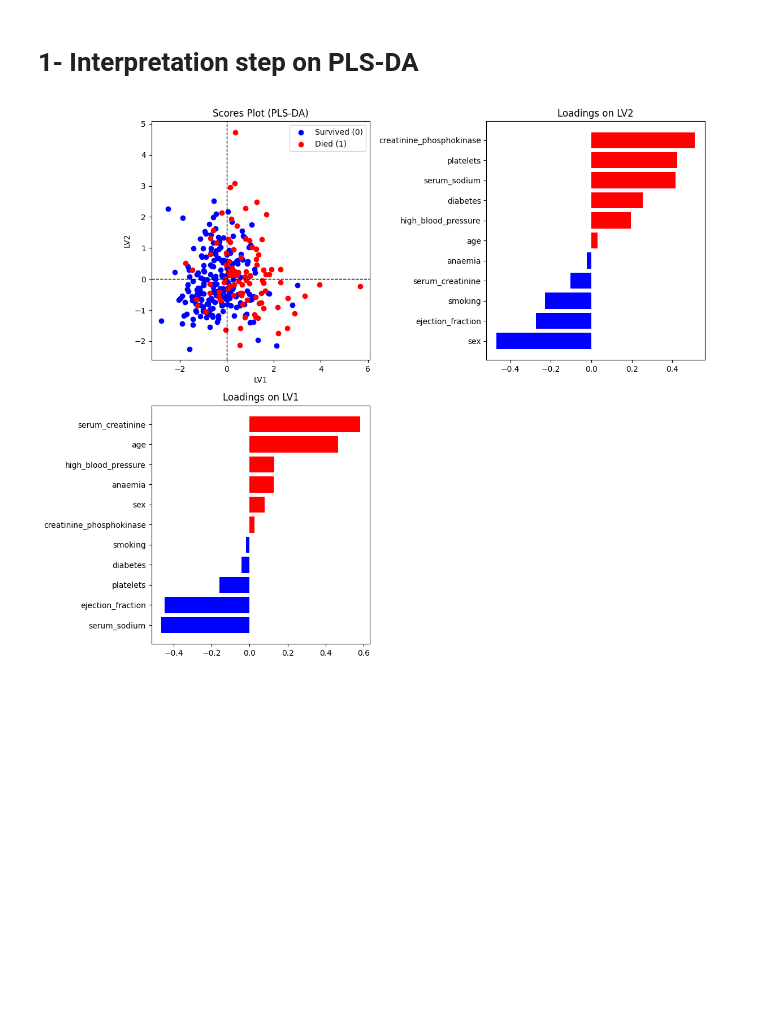
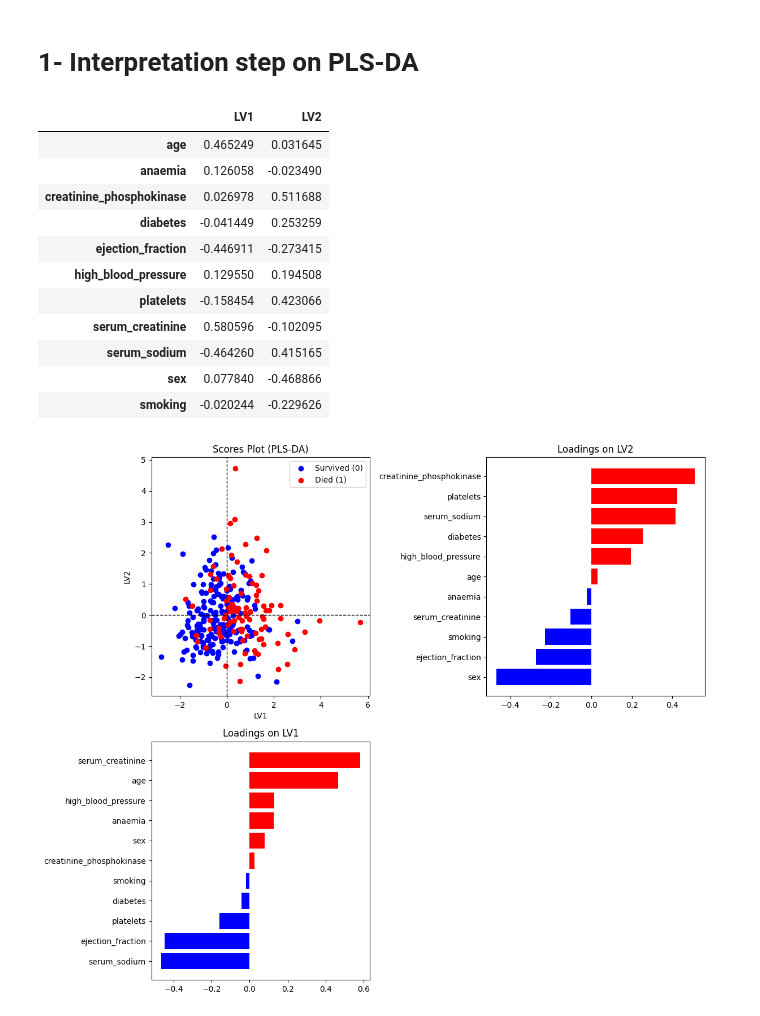
Before and after one commit to MichiganDataScienceTeam/W26-MDST-Project_Heart-Failure-Survival-Analysis, a Jupyter notebook: Week9.ipynb, the cells around one changed output. Drawn from its saved outputs; the diff is of its cells as text; code cells hidden in the pictures; blank space fills up the shorter version.

```diff
--- a/Week9.ipynb
+++ b/Week9.ipynb
@@ -103,6 +114,42 @@ Recall: 0.3448275862068966
 F1-score: 0.4444444444444444
 # %% [markdown]
 # 1- Interpretation step on PLS-DA
+# %%
+import matplotlib.pyplot as plt
+import numpy as np
+import pandas as pd
+from sklearn.cross_decomposition import PLSRegression
+
+# Fit PLS-DA on full dataset
+pls = PLSRegression(n_components=2)
+pls.fit(X_scaled, y)
+
+# Scores and loadings
+scores = pls.x_scores_
+loadings = pls.x_loadings_
+
+scores_df = pd.DataFrame(scores, columns=['LV1', 'LV2'])
+loadings_df = pd.DataFrame(loadings, index=X_scaled.columns, columns=['LV1', 'LV2'])
+
+
+# Plot each class separately for legend
+mask_0 = (y == 0)
+mask_1 = (y == 1)
+
+loadings_df
+# %% [output]
+|  | LV1 | LV2 |
+| age | 0.465249 | 0.031645 |
+| anaemia | 0.126058 | -0.023490 |
+| creatinine_phosphokinase | 0.026978 | 0.511688 |
+| diabetes | -0.041449 | 0.253259 |
+| ejection_fraction | -0.446911 | -0.273415 |
+| high_blood_pressure | 0.129550 | 0.194508 |
+| platelets | -0.158454 | 0.423066 |
+| serum_creatinine | 0.580596 | -0.102095 |
+| serum_sodium | -0.464260 | 0.415165 |
+| sex | 0.077840 | -0.468866 |
+| smoking | -0.020244 | -0.229626 |
 # %%
 import matplotlib.pyplot as plt
 import numpy as np
```
Also changed, not shown: parts of 11 cells of this notebook, 1 other file.
